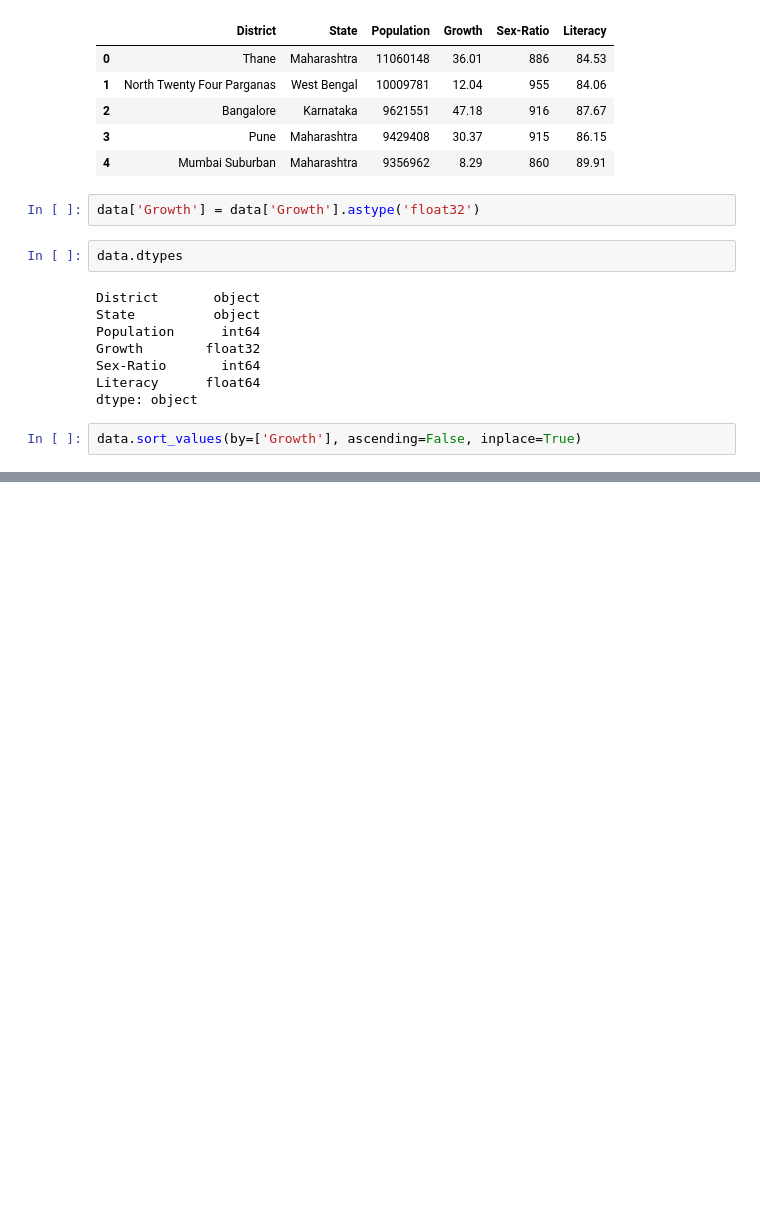
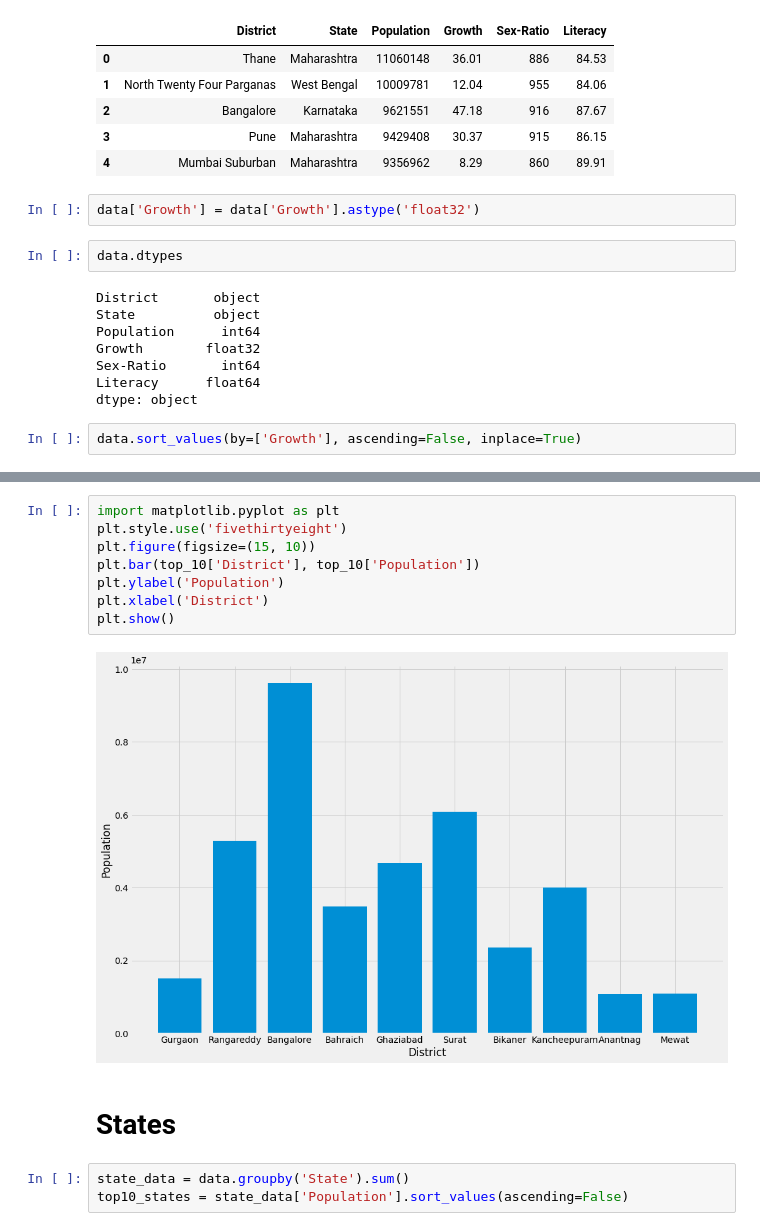
Before and after one commit to Light-coder777/D2K_PS1, a Jupyter notebook: D2K_PS1.ipynb, the cells around one changed output, grey strips where cells are left out. Drawn from its saved outputs; the diff is of its cells as text; blank space fills up the shorter version.

```diff
--- a/D2K_PS1.ipynb
+++ b/D2K_PS1.ipynb
@@ -104,0 +130,15 @@ data[data["Population"]>1000000].head(30)
+# %%
+import matplotlib.pyplot as plt
+plt.style.use('fivethirtyeight')
+plt.figure(figsize=(15, 10))
+plt.bar(top_10['District'], top_10['Population'])
+plt.ylabel('Population')
+plt.xlabel('District')
+plt.show()
+# %% [output]
+[figure, added]
+# %% [markdown]
+# **States**
+# %%
+state_data = data.groupby('State').sum()
+top10_states = state_data['Population'].sort_values(ascending=False)
```
Also changed, not shown: parts of 10 cells of this notebook.
